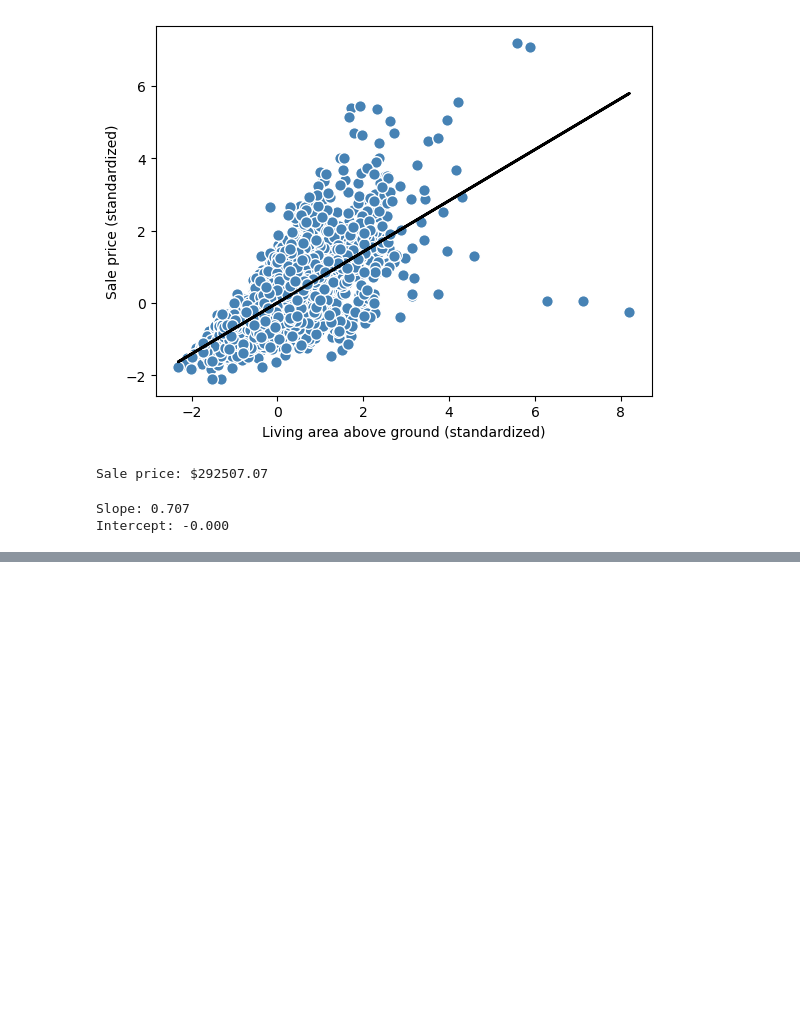
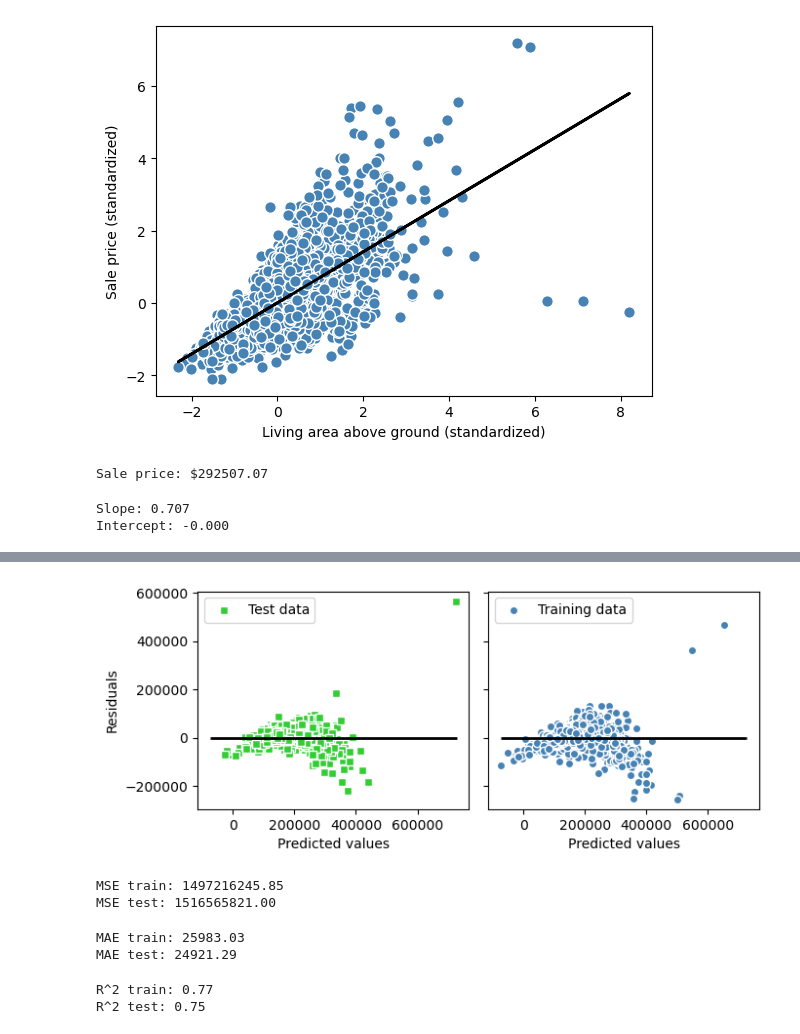
Before and after one commit to dusarp/Python-learning, a Jupyter notebook: machine learning/Raschka_ML_PyTorch_Scikit_learn/ch9/ch09.ipynb, the cells around one changed output, grey strips where cells are left out. Drawn from its saved outputs; the diff is of its cells as text; code cells hidden in the pictures; blank space fills up the shorter version.

```diff
--- a/machine learning/Raschka_ML_PyTorch_Scikit_learn/ch9/ch09.ipynb
+++ b/machine learning/Raschka_ML_PyTorch_Scikit_learn/ch9/ch09.ipynb
@@ -174,0 +277,77 @@ Intercept: -0.000
+# %%
+from sklearn.model_selection import train_test_split
+
+
+target = 'SalePrice'
+features = df.columns[df.columns != target]
+
+X = df[features].values
+y = df[target].values
+
+X_train, X_test, y_train, y_test = train_test_split(
+    X, y, test_size=0.3, random_state=123)
+# %%
+slr = LinearRegression()
+
+slr.fit(X_train, y_train)
+y_train_pred = slr.predict(X_train)
+y_test_pred = slr.predict(X_test)
+# %%
+x_max = np.max([np.max(y_train_pred), np.max(y_test_pred)])
+x_min = np.min([np.min(y_train_pred), np.min(y_test_pred)])
+
+fig, (ax1, ax2) = plt.subplots(1, 2, figsize=(7, 3), sharey=True)
+
+ax1.scatter(y_test_pred, y_test_pred - y_test,
+            c='limegreen', marker='s', edgecolor='white',
+            label='Test data')
+ax2.scatter(y_train_pred, y_train_pred - y_train,
+            c='steelblue', marker='o', edgecolor='white',
+            label='Training data')
+ax1.set_ylabel('Residuals')
+
+for ax in (ax1, ax2):
+    ax.set_xlabel('Predicted values')
+    ax.legend(loc='upper left')
+    ax.hlines(y=0, xmin=x_min-100, xmax=x_max+100, color='black', lw=2)
+
+plt.tight_layout()
+
+#plt.savefig('figures/09_11.png', dpi=300)
+plt.show()
+# %% [output]
+[figure, added]
+# %%
+from sklearn.metrics import mean_squared_error
+
+
+mse_train = mean_squared_error(y_train, y_train_pred)
+mse_test = mean_squared_error(y_test, y_test_pred)
+print(f'MSE train: {mse_train:.2f}')
+print(f'MSE test: {mse_test:.2f}')
+# %% [output]
+MSE train: 1497216245.85
+MSE test: 1516565821.00
+# %%
+from sklearn.metrics import mean_absolute_error
+
+
+mae_train = mean_absolute_error(y_train, y_train_pred)
+mae_test = mean_absolute_error(y_test, y_test_pred)
+print(f'MAE train: {mae_train:.2f}')
+print(f'MAE test: {mae_test:.2f}')
+# %% [output]
+MAE train: 25983.03
+MAE test: 24921.29
+# %%
+from sklearn.metrics import r2_score
+
+
+r2_train = r2_score(y_train, y_train_pred)
+r2_test =r2_score(y_test, y_test_pred)
+print(f'R^2 train: {r2_train:.2f}')
+print(f'R^2 test: {r2_test:.2f}')
+#coefficint of determination (here it is slightly underfitting)
+# %% [output]
+R^2 train: 0.77
+R^2 test: 0.75
```
Also changed, not shown: parts of 27 cells of this notebook.
